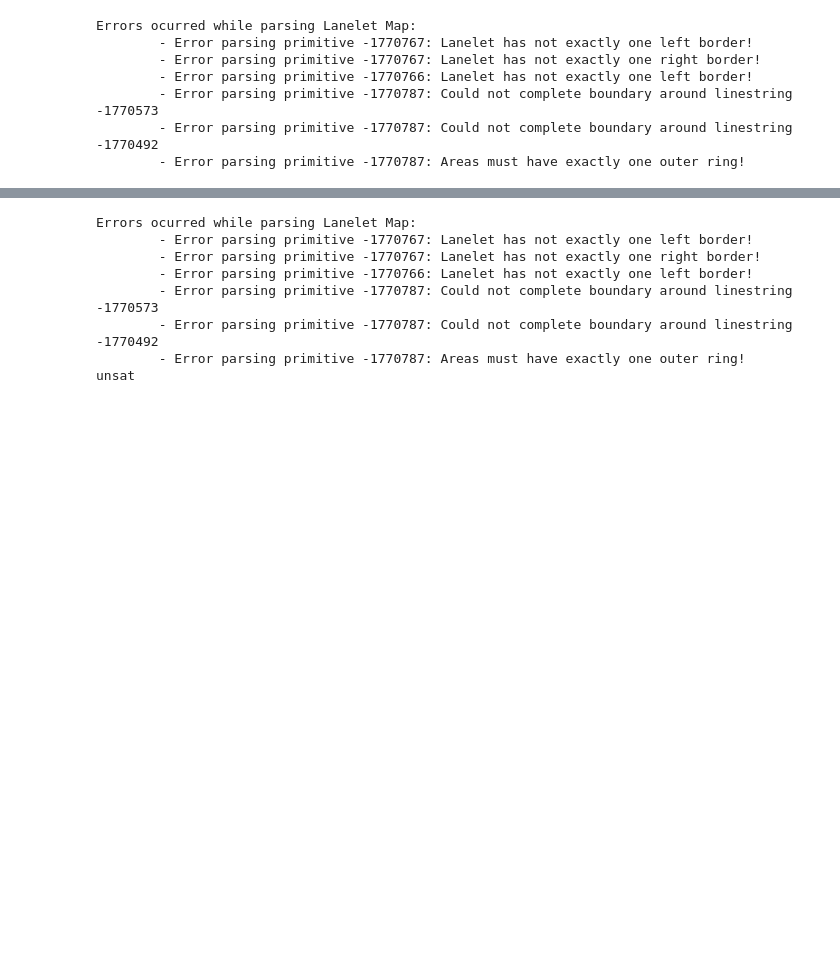
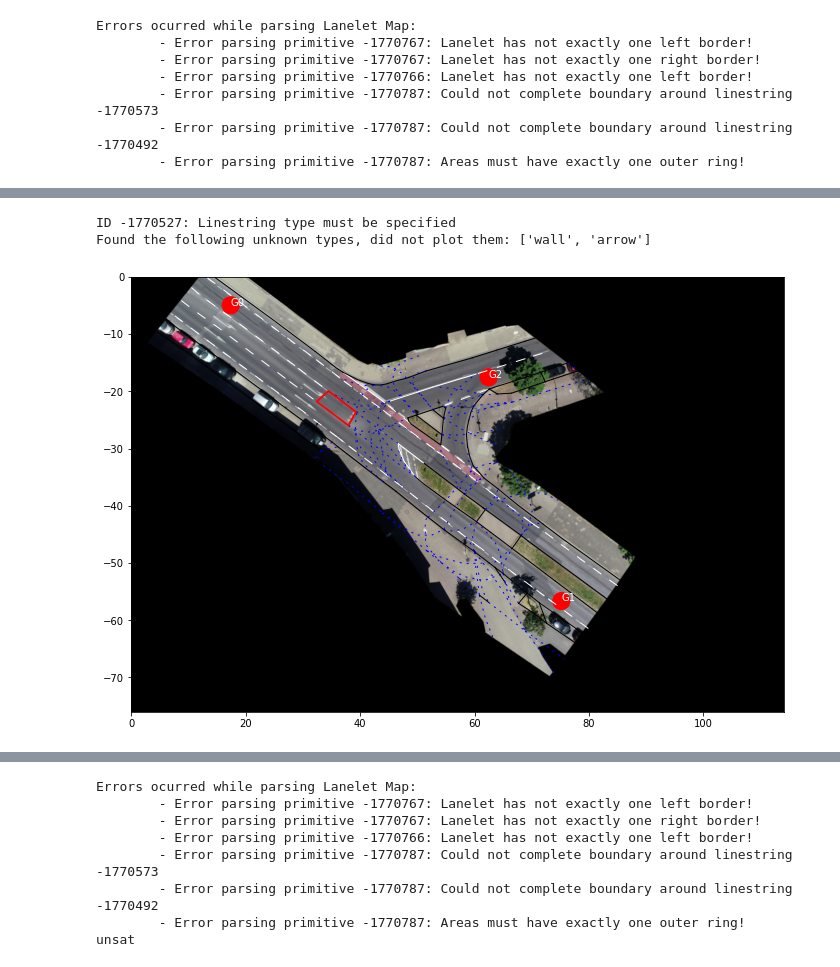
Before and after one commit to cbrewitt/av-goal-recognition, a Jupyter notebook: notebooks/verification.ipynb, the cells around one changed output, grey strips where cells are left out. Drawn from its saved outputs; the diff is of its cells as text; code cells hidden in the pictures; blank space fills up the shorter version.

```diff
--- a/notebooks/verification.ipynb
+++ b/notebooks/verification.ipynb
@@ -117,0 +138,16 @@ Errors ocurred while parsing Lanelet Map:
+# %%
+feature_extractor = FeatureExtractor(scenario.lanelet_map)
+# %%
+episode = scenario.load_episode(0)
+# %%
+state = episode.frames[8292].agents[114]
+# %%
+goal_routes = feature_extractor.get_goal_routes(state, scenario.config.goals)
+# %%
+plt.figure(figsize=(12,8))
+scenario.plot()
+LaneletHelpers.plot(goal_routes[1].shortestPath()[0])
+# %% [output]
+ID -1770527: Linestring type must be specified
+Found the following unknown types, did not plot them: ['wall', 'arrow']
+[figure, added]
```
Also changed, not shown: parts of 8 cells of this notebook, 6 other files.
